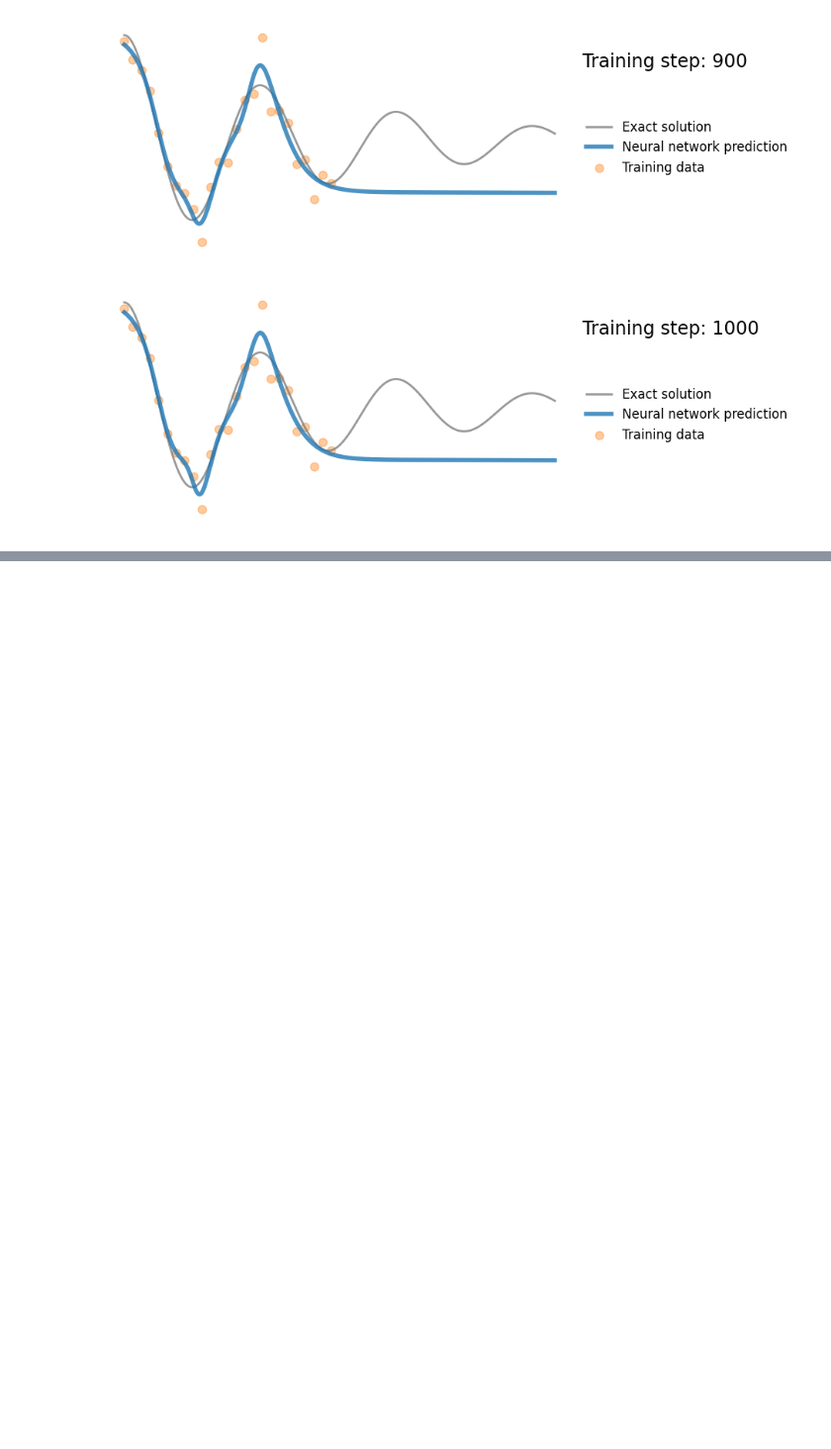
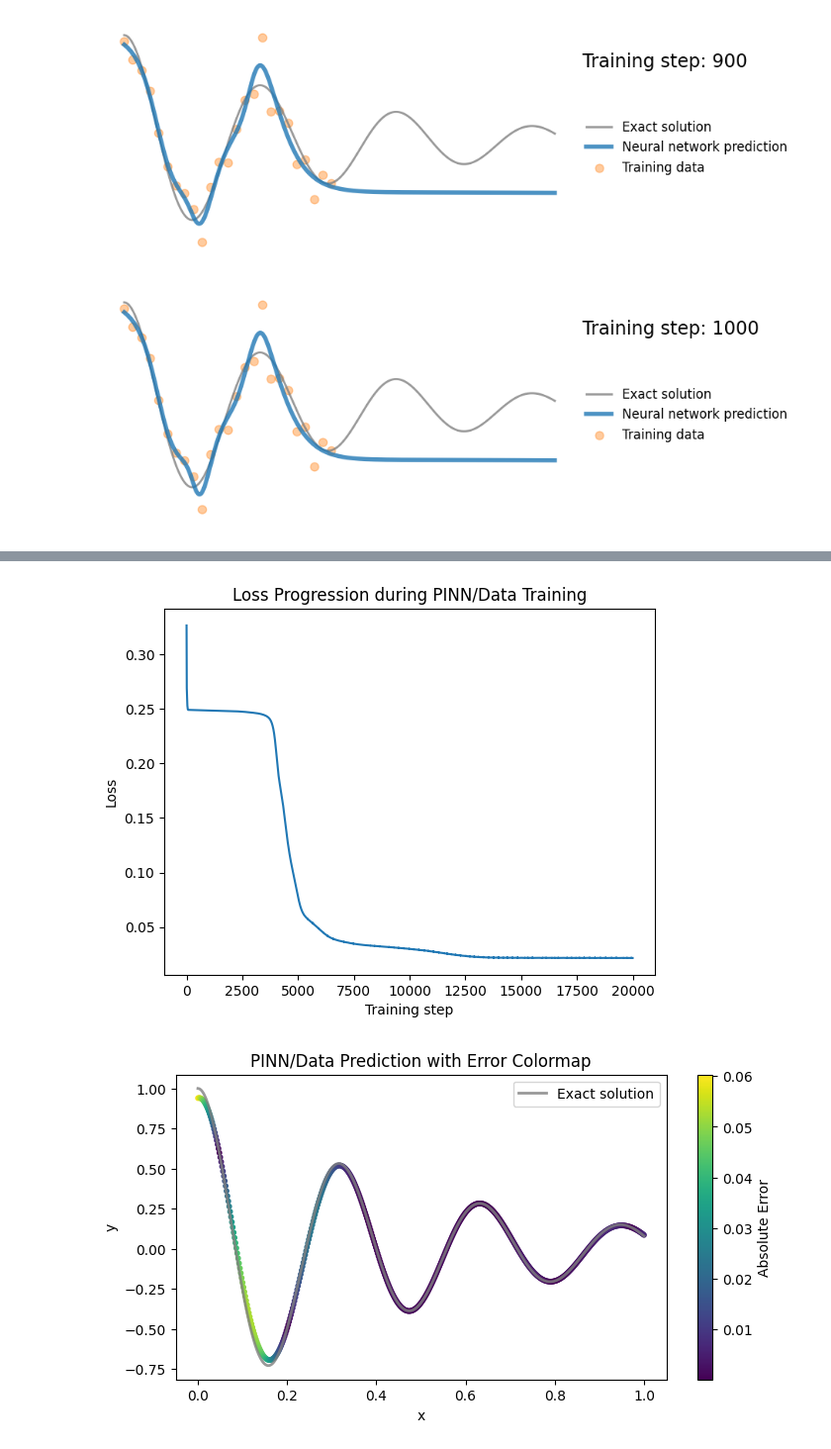
Before and after one commit to JuanJGalindo/ML-Theory, a Jupyter notebook: PINNs/1Introduccion_OsciladorHarmonico.ipynb, the cells around one changed output, grey strips where cells are left out. Shown at 99% size. Saved outputs shown, nothing was run; the diff lists cells and outputs as text; code cells hidden in the pictures; blank space fills up the shorter version.

```diff
--- a/PINNs/1Introduccion_OsciladorHarmonico.ipynb
+++ b/PINNs/1Introduccion_OsciladorHarmonico.ipynb
@@ -244,0 +288,6 @@ save_gif_PIL("pinn.gif", files, fps=20, loop=0)
+# %%
+lossPlot(loss_history, "PINN/Data")
+errorPlot(x_cpu, y_cpu, yh_cpu, "PINN/Data")
+# %% [output]
+[figure, added]
+[figure, added]
```
Also changed, not shown: parts of 6 cells of this notebook.
